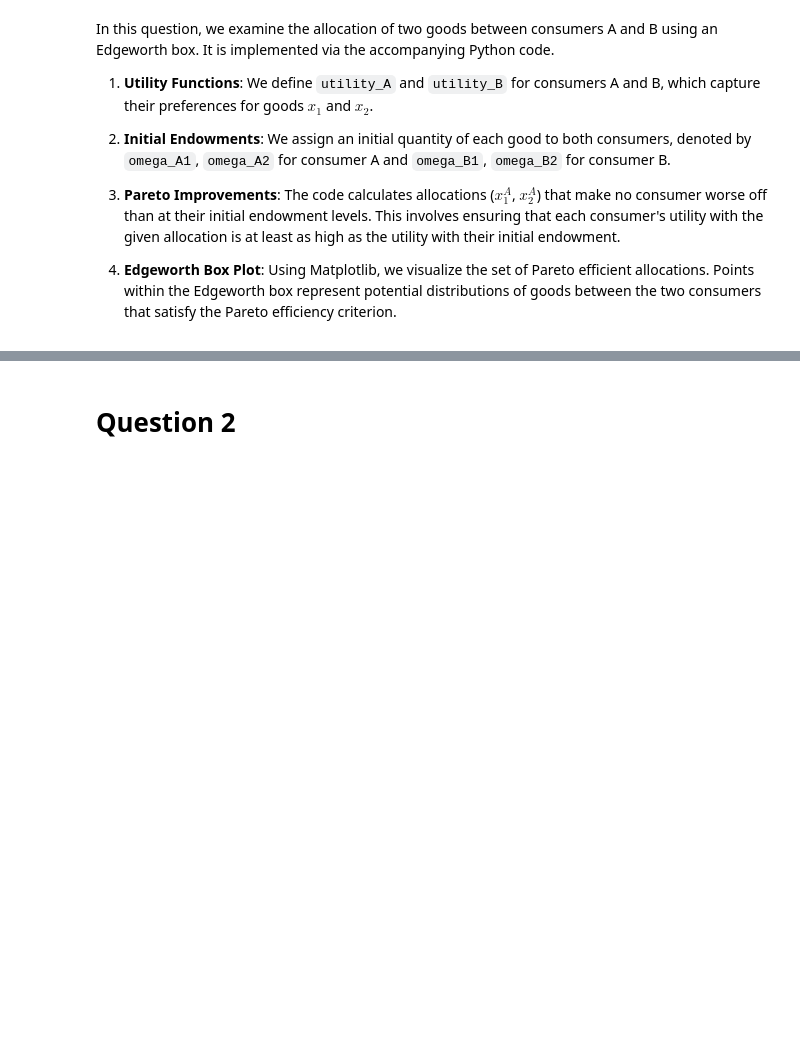
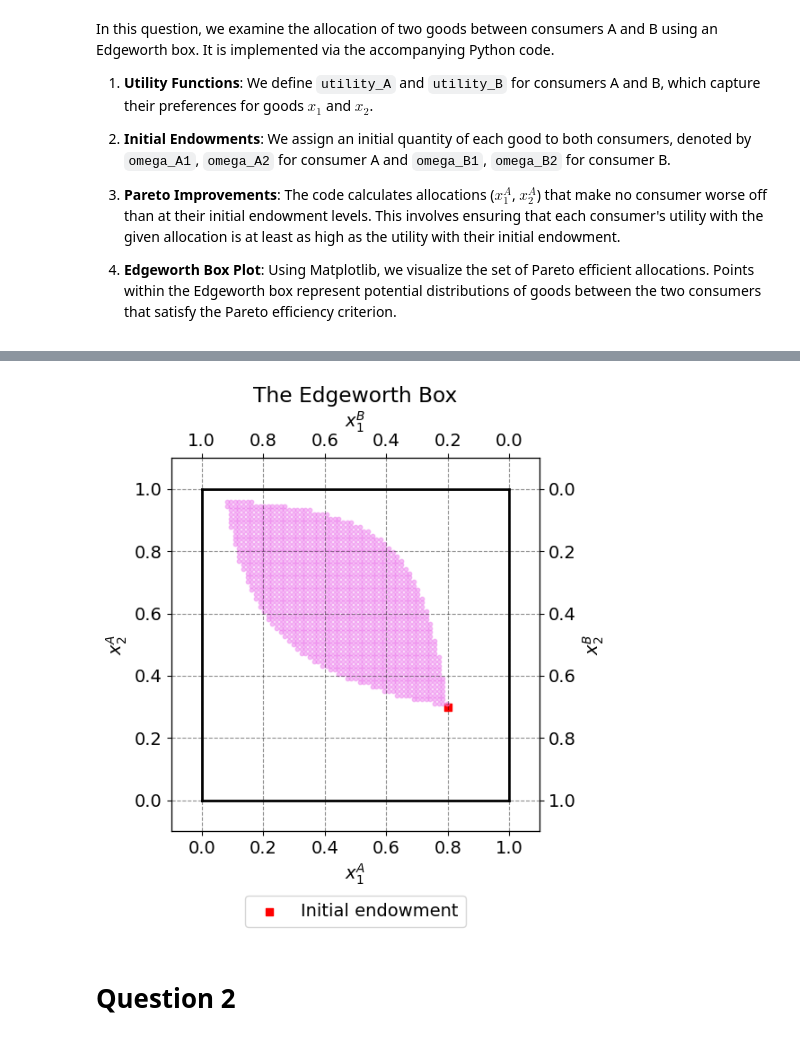
Before and after one commit to NumEconCopenhagen/projects-2024-rqt881, a Jupyter notebook: inauguralproject/inauguralproject.ipynb, the cells around one changed output, grey strips where cells are left out. Saved outputs shown, nothing was run; the diff lists cells and outputs as text; code cells hidden in the pictures; blank space fills up the shorter version.

```diff
--- a/inauguralproject/inauguralproject.ipynb
+++ b/inauguralproject/inauguralproject.ipynb
@@ -106,3 +42,71 @@ plt.show()
+# %%
+# Initialize the exchange economy class instance
+Econ = ExchangeEconomyClass()
+
+# Access the parameters set within the Econ instance
+par = Econ.par
+
+# Define the number of points in the grid for consumption possibilities and create those grids
+N = 75 # Number of points
+x1A, x2A = np.linspace(0,1,N), np.linspace(0,1,N)
+
+# Calculate Pareto improvements using the grid points
+pareto_improve = Econ.pareto_improve(x1A, x2A)
+
+# Extract the x and y coordinates from the Pareto improvements for plotting
+x_coords = [pair[0] for pair in pareto_improve]
+y_coords = [pair[1] for pair in pareto_improve]
+
+# Define the total endowment for each good
+w1bar = 1.0 # Total endowment of good 1
+w2bar = 1.0 # Total endowment of good 2
+
+# Setup the figure for plotting
+fig = plt.figure(frameon=False, figsize=(6,6), dpi=100)
+ax1 = fig.add_subplot(1, 1, 1)
+
+# Label the axes for consumer A's goods
+ax1.set_xlabel("$x_1^A$")
+ax1.set_ylabel("$x_2^A$")
+
+# Set up twin axes for plotting consumer B's goods on the same plot with reversed axes
+temp = ax1.twinx()
+temp.set_ylabel("$x_2^B$")
+ax2 = temp.twiny()
+ax2.set_xlabel("$x_1^B$")
+
+# Add a title to the plot
+plt.title('The Edgeworth Box')
+
+# Enable the grid for easier interpretation of the plot
+ax1.grid(True)
+
+# Adjust the layout of the plot for better presentation
+plt.tight_layout()
+
+# Plot the initial endowment for consumer A and the Pareto improvements
+ax1.scatter(par.w1A, par.w2A, marker='s', color='red', label='Initial endowment')
+ax1.scatter(x_coords, y_coords, s=10, alpha=0.5, color='violet')
+
+# Draw the borders of the Edgeworth box to represent the limits of the total endowments
+ax1.plot([0, w1bar], [0, 0], lw=2, color='black') # Bottom border
+ax1.plot([0, w1bar], [w2bar, w2bar], lw=2, color='black') # Top border
+ax1.plot([0, 0], [0, w2bar], lw=2, color='black') # Left border
+ax1.plot([w1bar, w1bar], [0, w2bar], lw=2, color='black') # Right border
+
+# Set the limits of the plot area, including a slight margin to see the box
+ax1.set_xlim([-0.1, w1bar + 0.1])
+ax1.set_ylim([-0.1, w2bar + 0.1])
+ax2.set_xlim([w1bar + 0.1, -0.1]) # Reversed for B's perspective
+ax2.set_ylim([w2bar + 0.1, -0.1]) # Reversed for B's perspective
+
+# Add a legend to the plot for identifying the initial endowment point
+ax1.legend(frameon=True, loc='upper center', bbox_to_anchor=(0.5, -0.15))
+
+# Show the plot
+plt.show()
+# %% [output]
+[figure, added]
 # %% [markdown]
 # Question 2
 # %% [markdown]
```
Also changed, not shown: parts of 21 cells of this notebook, 1 other file.
